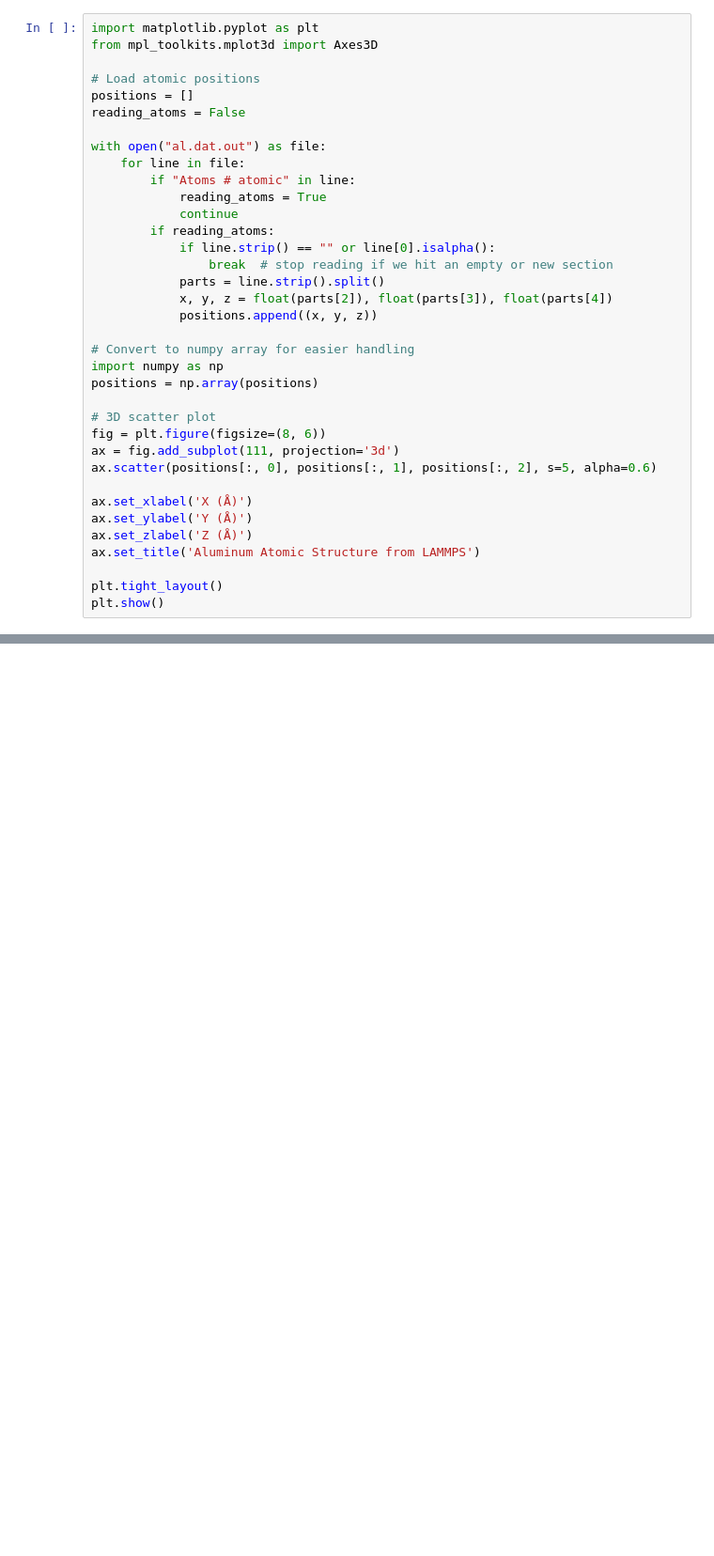
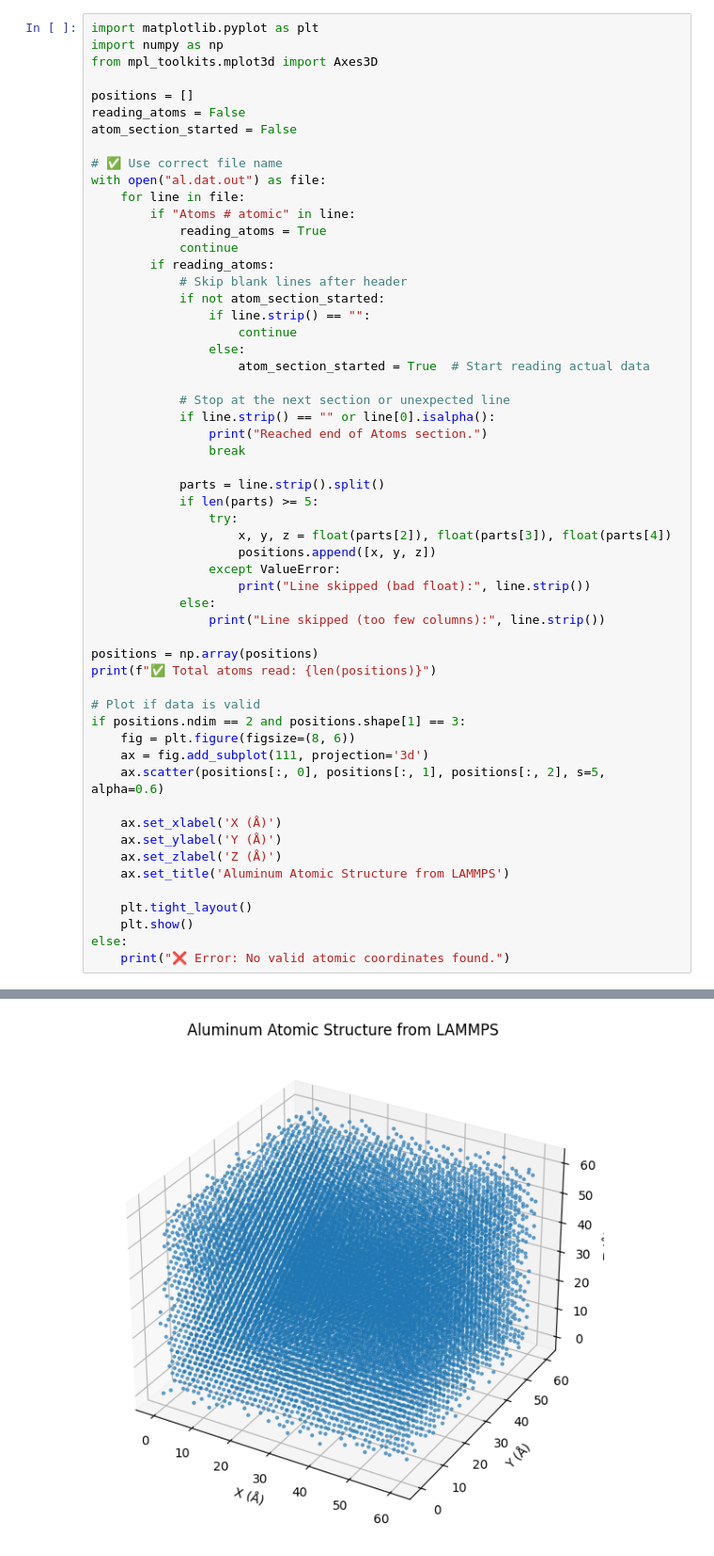
Before and after one commit to 123shwetarohokale/lammps-aluminum-optimization, a Jupyter notebook: analyze_energy.ipynb, the cells around one changed output, grey strips where cells are left out. Shown at 94% size. Saved outputs shown, nothing was run; the diff lists cells and outputs as text; blank space fills up the shorter version.

Commit message:
checked the output file and no of atoms

```diff
--- a/analyze_energy.ipynb
+++ b/analyze_energy.ipynb
@@ -3,37 +22,57 @@
 # %%
 import matplotlib.pyplot as plt
+import numpy as np
 from mpl_toolkits.mplot3d import Axes3D
 
-# Load atomic positions
 positions = []
 reading_atoms = False
+atom_section_started = False
 
+# ✅ Use correct file name
 with open("al.dat.out") as file:
     for line in file:
         if "Atoms # atomic" in line:
             reading_atoms = True
             continue
         if reading_atoms:
+            # Skip blank lines after header
+            if not atom_section_started:
+                if line.strip() == "":
+                    continue
+                else:
+                    atom_section_started = True  # Start reading actual data
+
+            # Stop at the next section or unexpected line
             if line.strip() == "" or line[0].isalpha():
-                break  # stop reading if we hit an empty or new section
+                print("Reached end of Atoms section.")
+                break
+
             parts = line.strip().split()
-            x, y, z = float(parts[2]), float(parts[3]), float(parts[4])
-            positions.append((x, y, z))
+            if len(parts) >= 5:
+                try:
+                    x, y, z = float(parts[2]), float(parts[3]), float(parts[4])
+                    positions.append([x, y, z])
+                except ValueError:
+                    print("Line skipped (bad float):", line.strip())
+            else:
+                print("Line skipped (too few columns):", line.strip())
 
-# Convert to numpy array for easier handling
-import numpy as np
 positions = np.array(positions)
+print(f"✅ Total atoms read: {len(positions)}")
 
-# 3D scatter plot
-fig = plt.figure(figsize=(8, 6))
-ax = fig.add_subplot(111, projection='3d')
-ax.scatter(positions[:, 0], positions[:, 1], positions[:, 2], s=5, alpha=0.6)
+# Plot if data is valid
+if positions.ndim == 2 and positions.shape[1] == 3:
+    fig = plt.figure(figsize=(8, 6))
+    ax = fig.add_subplot(111, projection='3d')
+    ax.scatter(positions[:, 0], positions[:, 1], positions[:, 2], s=5, alpha=0.6)
 
-ax.set_xlabel('X (Å)')
-ax.set_ylabel('Y (Å)')
-ax.set_zlabel('Z (Å)')
-ax.set_title('Aluminum Atomic Structure from LAMMPS')
+    ax.set_xlabel('X (Å)')
+    ax.set_ylabel('Y (Å)')
+    ax.set_zlabel('Z (Å)')
+    ax.set_title('Aluminum Atomic Structure from LAMMPS')
 
-plt.tight_layout()
-plt.show()
+    plt.tight_layout()
+    plt.show()
+else:
+    print("❌ Error: No valid atomic coordinates found.")
 # %% [output]
@@ -40,0 +81 @@ FileNotFoundError: [Errno 2] No such file or directory: 'al.dat.out'
+[figure, added]
```
Also changed, not shown: parts of 3 cells of this notebook.
